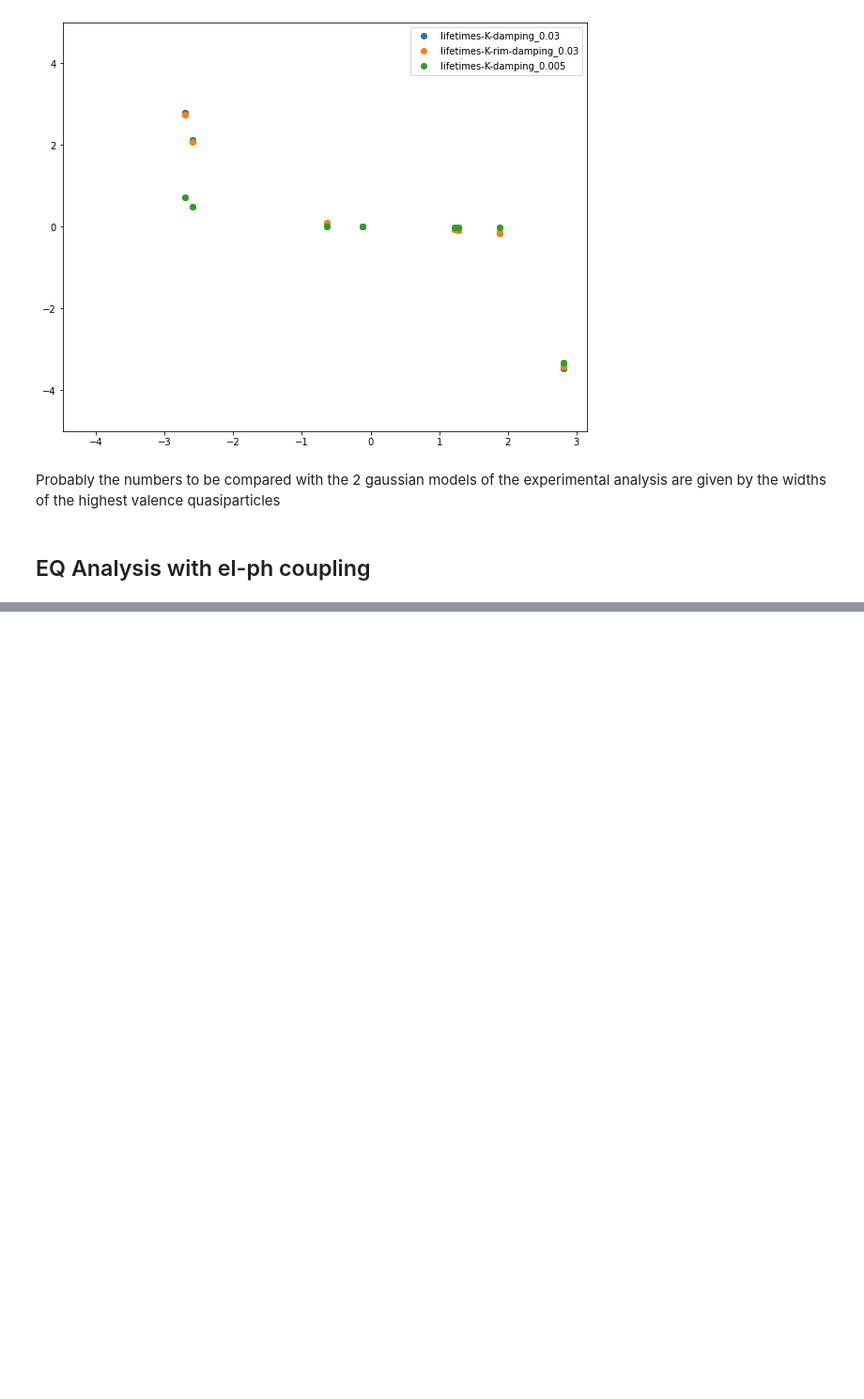
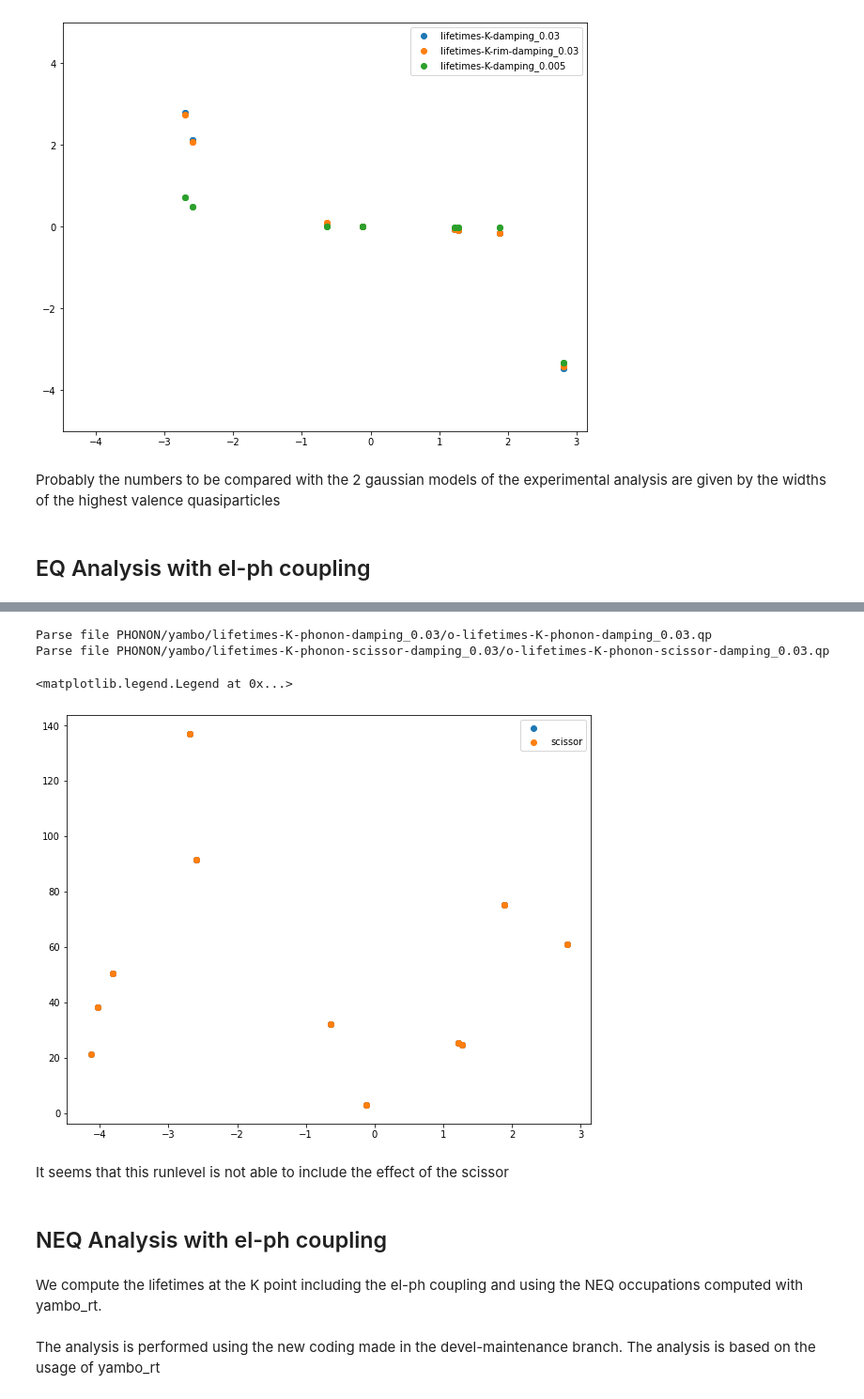
Before and after one commit to marcodalessandro76/WSe2, a Jupyter notebook: Lifetimes.ipynb, the cells around one changed output, grey strips where cells are left out. Shown at 94% size. Drawn from its saved outputs; the diff is of its cells as text; code cells hidden in the pictures; blank space fills up the shorter version.

```diff
--- a/Lifetimes.ipynb
+++ b/Lifetimes.ipynb
@@ -565,0 +606,28 @@ yambo_ph -g n -p fan -c ep -V gen
+# %%
+data = P.YamboOutputParser.from_file('PHONON/yambo/lifetimes-K-phonon-damping_0.03/o-lifetimes-K-phonon-damping_0.03.qp',
+        extendOut=False)['qp']
+data_scr = P.YamboOutputParser.from_file('PHONON/yambo/lifetimes-K-phonon-scissor-damping_0.03/o-lifetimes-K-phonon-scissor-damping_0.03.qp',
+        extendOut=False)['qp']
+eng,eng_scr = data['col3'],data_scr['col3']
+width,width_scr = data['col6'],data_scr['col6']
+# %% [output]
+Parse file PHONON/yambo/lifetimes-K-phonon-damping_0.03/o-lifetimes-K-phonon-damping_0.03.qp
+Parse file PHONON/yambo/lifetimes-K-phonon-scissor-damping_0.03/o-lifetimes-K-phonon-scissor-damping_0.03.qp
+# %%
+fig, ax = plt.subplots(figsize=(10, 8))
+plt.scatter(eng,width,label=' ')
+plt.scatter(eng_scr,width_scr,label='scissor')
+#plt.ylim(-5,5)
+plt.legend()
+# %% [output]
+<matplotlib.legend.Legend at 0x...>
+[figure, added]
+# %% [markdown]
+It seems that this runlevel is not able to include the effect of the scissor
+# %% [markdown]
+## NEQ Analysis with el-ph coupling
+# %% [markdown]
+We compute the lifetimes at the K point including the el-ph coupling and using the NEQ occupations computed with yambo_rt.
+# %% [markdown]
+The analysis is performed using the new coding made in the devel-maintenance branch. The analysis is based on the usage
+of yambo_rt
```
Also changed, not shown: parts of 35 cells of this notebook, 1 other file.
